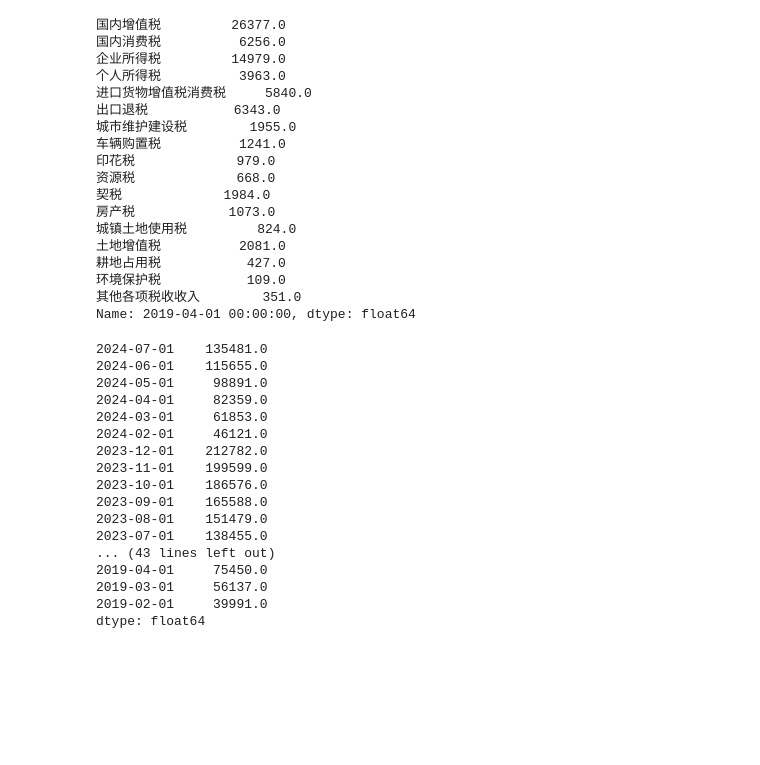
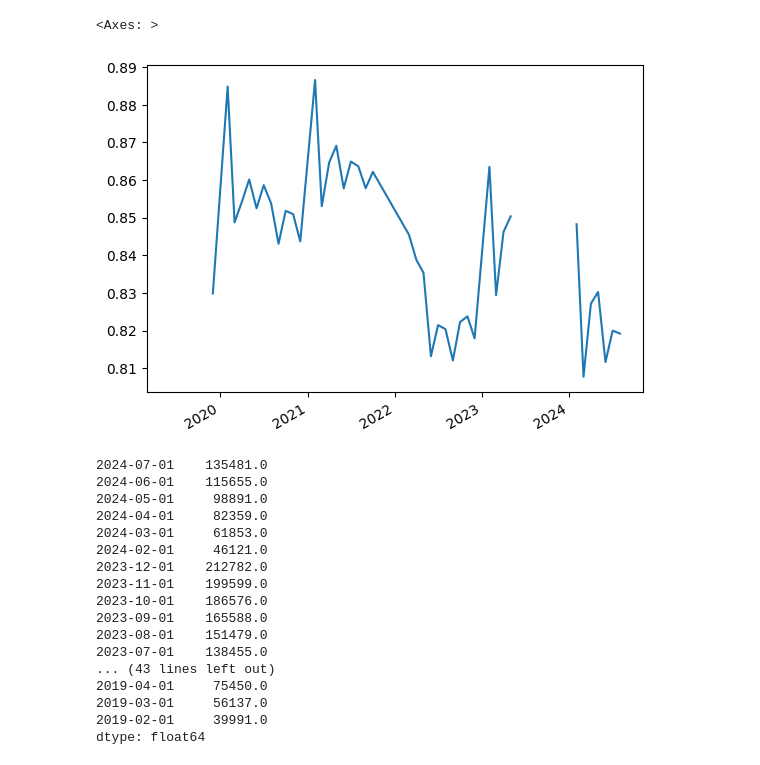
Before and after one commit to mogcai/CN_Data, a Jupyter notebook: CHINA_MOF.ipynb, the cells around one changed output. Cells and saved outputs as stored; diff of their text form; code cells hidden in the pictures; blank space fills up the shorter version.

```diff
--- a/CHINA_MOF.ipynb
+++ b/CHINA_MOF.ipynb
@@ -99,24 +105,8 @@ df.head()
-# %%
-df.loc[[i.month==4 for i in df.index]].iloc[-1]
-# %% [output]
-国内增值税         26377.0
-国内消费税          6256.0
-企业所得税         14979.0
-个人所得税          3963.0
-进口货物增值税消费税     5840.0
-出口退税           6343.0
-城市维护建设税        1955.0
-车辆购置税          1241.0
-印花税             979.0
-资源税             668.0
-契税             1984.0
-房产税            1073.0
-城镇土地使用税         824.0
-土地增值税          2081.0
-耕地占用税           427.0
-环境保护税           109.0
-其他各项税收收入        351.0
-Name: 2019-04-01 00:00:00, dtype: float64
+# %%
+(df['全国税收收入']/df['全国一般公共预算收入']).plot()
+# %% [output]
+<Axes: >
+[figure, added]
 # %%
 df.apply(lambda row: row.sum(), axis=1)
 # %% [output]
```
Also changed, not shown: parts of 2 cells of this notebook.
